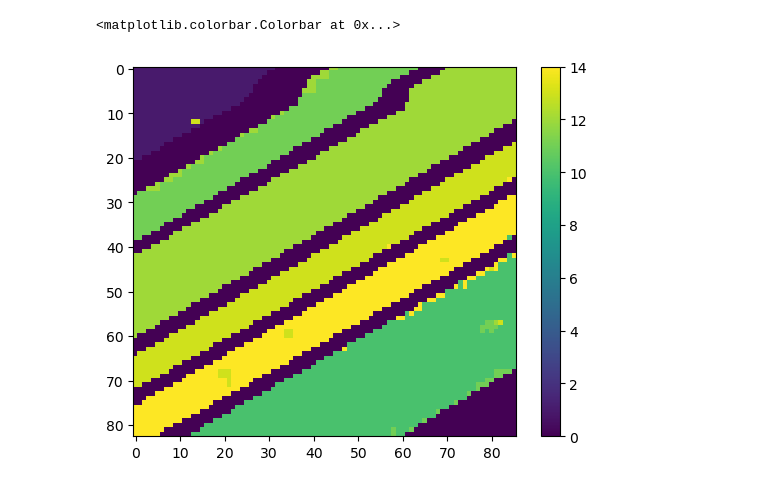
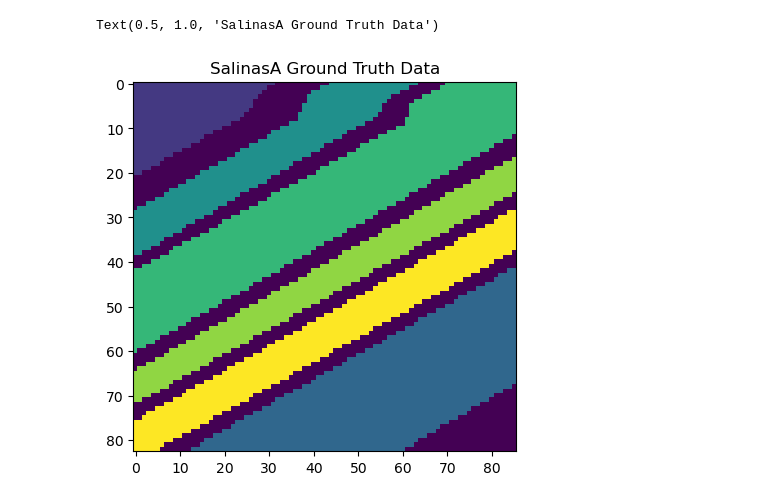
Before and after one commit to kabirst11/LEND, a Jupyter notebook: main.ipynb, the cells around one changed output. Cells and saved outputs as stored; diff of their text form; code cells hidden in the pictures.

```diff
--- a/main.ipynb
+++ b/main.ipynb
@@ -187,6 +210,16 @@ result
-# %%
-plt.imshow(LEND.reshape(83, 86)*mask.reshape(83, 86))
-plt.colorbar()
-# %% [output]
-<matplotlib.colorbar.Colorbar at 0x...>
-[figure, removed]
+# %%
+value_map = {0: 0, 1: 1, 10: 2, 11: 3, 12: 4, 13: 5, 14: 6}
+
+# Create a vectorized function to apply the mapping
+vectorized_map = np.vectorize(value_map.get)
+
+# Apply the mapping to the matrix
+mapped_matrix = vectorized_map(LAND.reshape(83, 86))
+map_gt = vectorized_map(gt.reshape(83, 86))
+map_lend = vectorized_map(LEND.reshape(83, 86))
+# %%
+plt.imshow(map_gt)
+plt.title("SalinasA Ground Truth Data")
+# %% [output]
+Text(0.5, 1.0, 'SalinasA Ground Truth Data')
+[figure, added]
```
Also changed, not shown: parts of 10 cells of this notebook, 3 other files.
